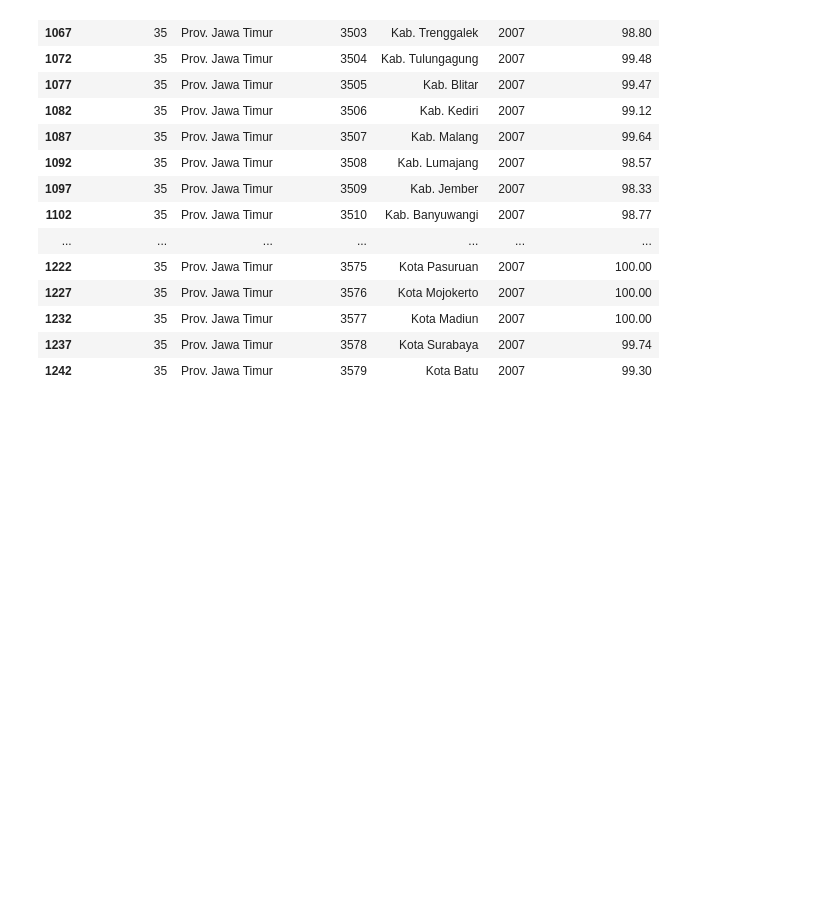
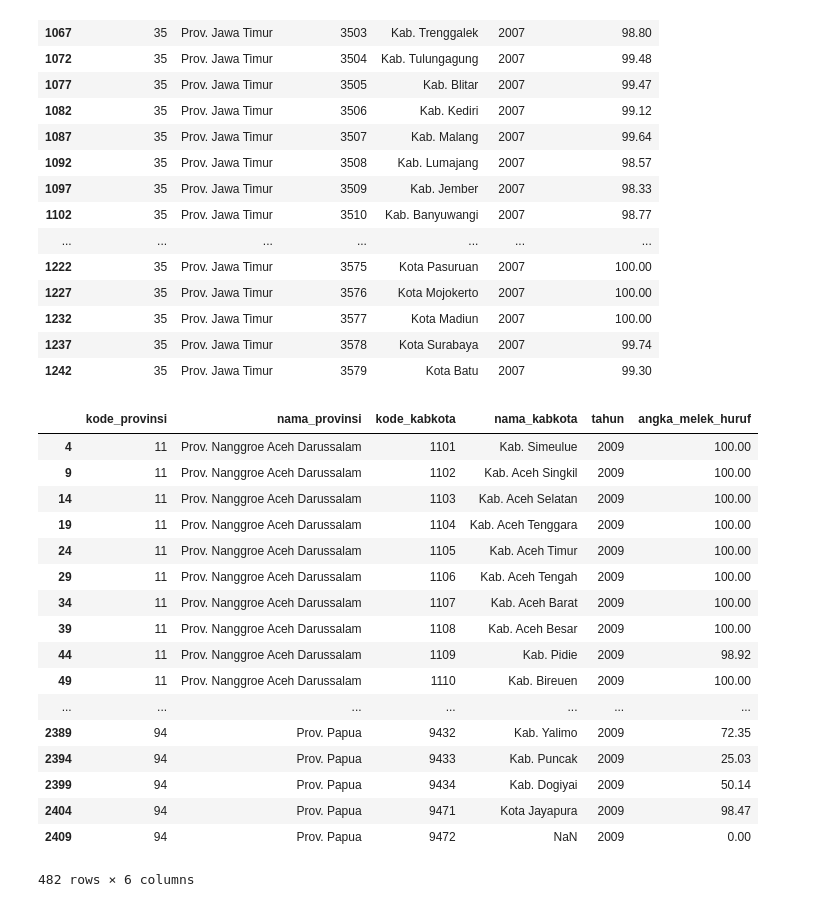
Before and after one commit to saiful873/digital-talent, a Jupyter notebook: Analisa Data Angka Melek Huruf Usia 15-24 2005-2009.ipynb, the cells around one changed output. Saved outputs shown, nothing was run; the diff lists cells and outputs as text; code cells hidden in the pictures; blank space fills up the shorter version.

```diff
--- a/Analisa Data Angka Melek Huruf Usia 15-24 2005-2009.ipynb
+++ b/Analisa Data Angka Melek Huruf Usia 15-24 2005-2009.ipynb
@@ -102,3 +102,26 @@ data_amh_jatim[data_amh_jatim['tahun'] == 2007]
 | 1232 | 35 | Prov. Jawa Timur | 3577 | Kota Madiun | 2007 | 100.00 |
 | 1237 | 35 | Prov. Jawa Timur | 3578 | Kota Surabaya | 2007 | 99.74 |
 | 1242 | 35 | Prov. Jawa Timur | 3579 | Kota Batu | 2007 | 99.30 |
+# %%
+data_amh_2009 = data_amh[data_amh['tahun'] == 2009]
+# %%
+data_amh_2009
+# %% [output]
+|  | kode_provinsi | nama_provinsi | kode_kabkota | nama_kabkota | tahun | angka_melek_huruf |
+| 4 | 11 | Prov. Nanggroe Aceh Darussalam | 1101 | Kab. Simeulue | 2009 | 100.00 |
+| 9 | 11 | Prov. Nanggroe Aceh Darussalam | 1102 | Kab. Aceh Singkil | 2009 | 100.00 |
+| 14 | 11 | Prov. Nanggroe Aceh Darussalam | 1103 | Kab. Aceh Selatan | 2009 | 100.00 |
+| 19 | 11 | Prov. Nanggroe Aceh Darussalam | 1104 | Kab. Aceh Tenggara | 2009 | 100.00 |
+| 24 | 11 | Prov. Nanggroe Aceh Darussalam | 1105 | Kab. Aceh Timur | 2009 | 100.00 |
+| 29 | 11 | Prov. Nanggroe Aceh Darussalam | 1106 | Kab. Aceh Tengah | 2009 | 100.00 |
+| 34 | 11 | Prov. Nanggroe Aceh Darussalam | 1107 | Kab. Aceh Barat | 2009 | 100.00 |
+| 39 | 11 | Prov. Nanggroe Aceh Darussalam | 1108 | Kab. Aceh Besar | 2009 | 100.00 |
+| 44 | 11 | Prov. Nanggroe Aceh Darussalam | 1109 | Kab. Pidie | 2009 | 98.92 |
+| 49 | 11 | Prov. Nanggroe Aceh Darussalam | 1110 | Kab. Bireuen | 2009 | 100.00 |
+| ... | ... | ... | ... | ... | ... | ... |
+| 2389 | 94 | Prov. Papua | 9432 | Kab. Yalimo | 2009 | 72.35 |
+| 2394 | 94 | Prov. Papua | 9433 | Kab. Puncak | 2009 | 25.03 |
+| 2399 | 94 | Prov. Papua | 9434 | Kab. Dogiyai | 2009 | 50.14 |
+| 2404 | 94 | Prov. Papua | 9471 | Kota Jayapura | 2009 | 98.47 |
+| 2409 | 94 | Prov. Papua | 9472 | NaN | 2009 | 0.00 |
+482 rows × 6 columns
```
Also changed, not shown: parts of 3 cells of this notebook, 1 other file.
